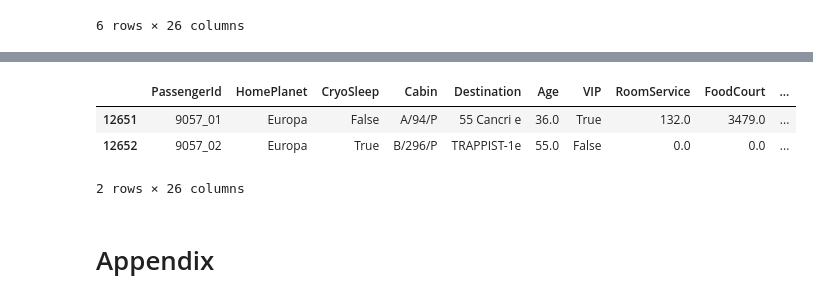
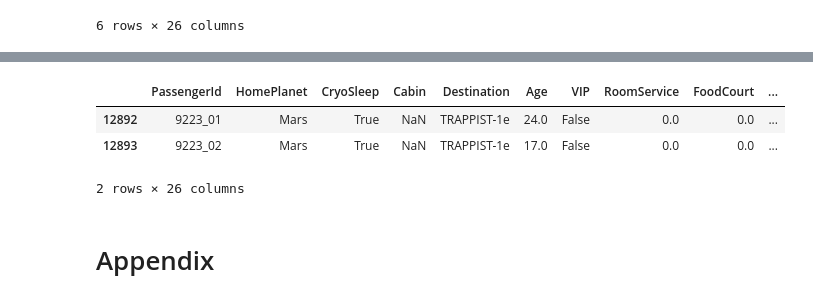
Before and after one commit to jacobsultan/cabin-for-spacetitanic-kaggle, a Jupyter notebook: final.ipynb, the cells around one changed output, grey strips where cells are left out. Drawn from its saved outputs; the diff is of its cells as text; code cells hidden in the pictures.

```diff
--- a/final.ipynb
+++ b/final.ipynb
@@ -374,15 +424,7 @@ df[df.Group == df.iloc[12651].Group]
 
 
 
-cabin_list = [(1429,'E/58/P'),(4233,'B/98/P'),(4254,'B/99/P'),(6493,'E/300/S'),(6514,'E/301/S'),(8413,'A/57/P'),(9265,'F/1267/S'),(9267,'F/1267/S')]
+cabin_list = [(1429,'E/58/P'),(4233,'B/98/P'),(4254,'B/99/P'),(6493,'E/300/S'),(6514,'E/301/S'),(8413,'A/57/P'), (12892,'F/1785/S'),(12893,'F/1785/S')]
 
 for index,cabin in cabin_list:
     impute_from_cabin_and_index(df,cabin,index)
-
-"""
-df.loc[12892,'Cabin'] = 'F/1785/S' # maybe only one is from this room and the other is joined in the other room
-df.loc[12893,'Cabin'] = 'F/1785/S'
-df.loc[9267,'Cabin] =  G/1077/S # has no bills so would have to be in G if the other is in F
-df.loc[9265,'Cabin'] = F/1267/S
-
-"""
@@ -428,9 +480,9 @@ for index,row in df.iterrows():
 # %%
-df[df.Group == df.iloc[12651].Group]
+df[df.Group == df.iloc[12892].Group]
 # %% [output]
 |  | PassengerId | HomePlanet | CryoSleep | Cabin | Destination | Age | VIP | RoomService | FoodCourt | ... |
-| 12651 | 9057_01 | Europa | False | A/94/P | 55 Cancri e | 36.0 | True | 132.0 | 3479.0 | ... |
-| 12652 | 9057_02 | Europa | True | B/296/P | TRAPPIST-1e | 55.0 | False | 0.0 | 0.0 | ... |
+| 12892 | 9223_01 | Mars | True | NaN | TRAPPIST-1e | 24.0 | False | 0.0 | 0.0 | ... |
+| 12893 | 9223_02 | Mars | True | NaN | TRAPPIST-1e | 17.0 | False | 0.0 | 0.0 | ... |
 2 rows × 26 columns
 # %% [markdown]
 # Appendix
```
Also changed, not shown: parts of 27 cells of this notebook.
